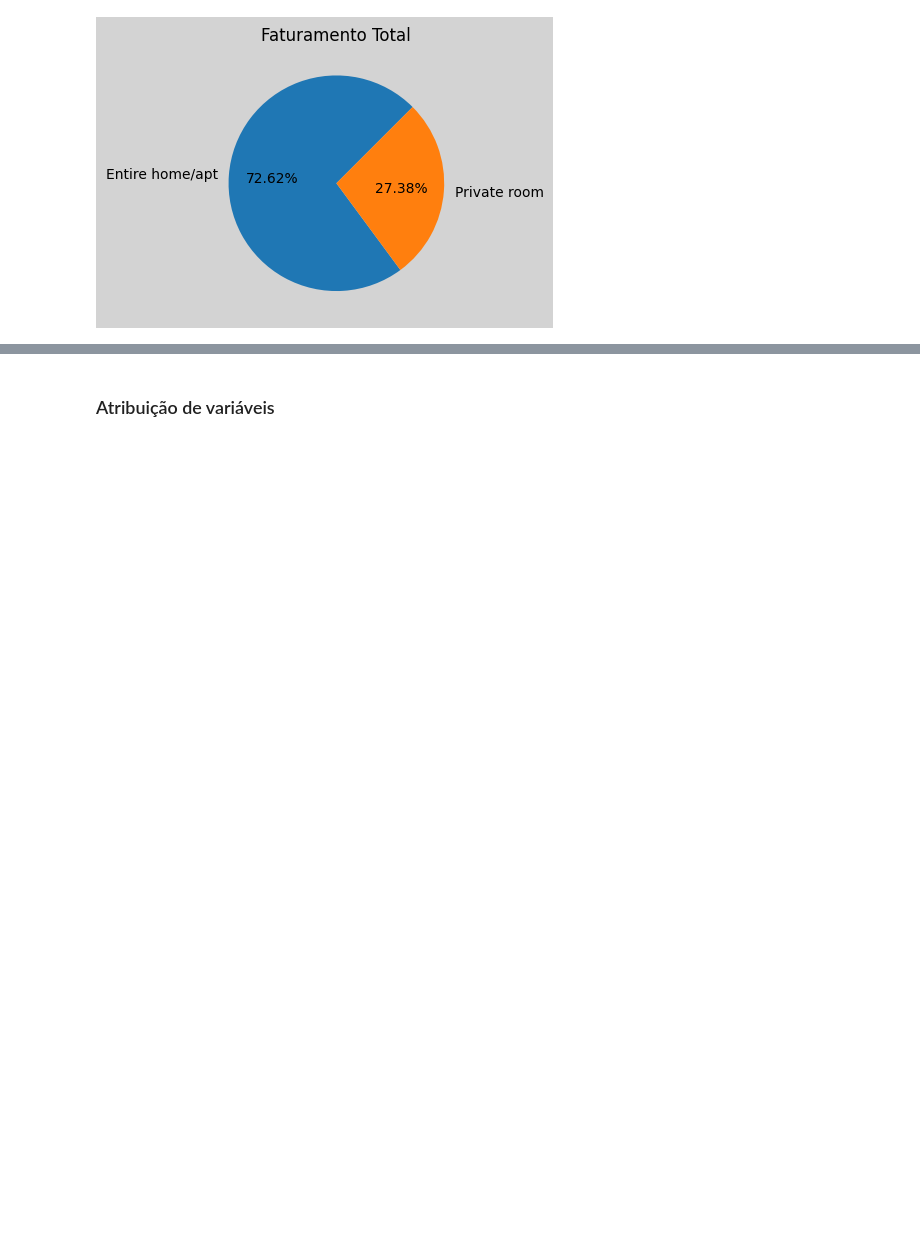
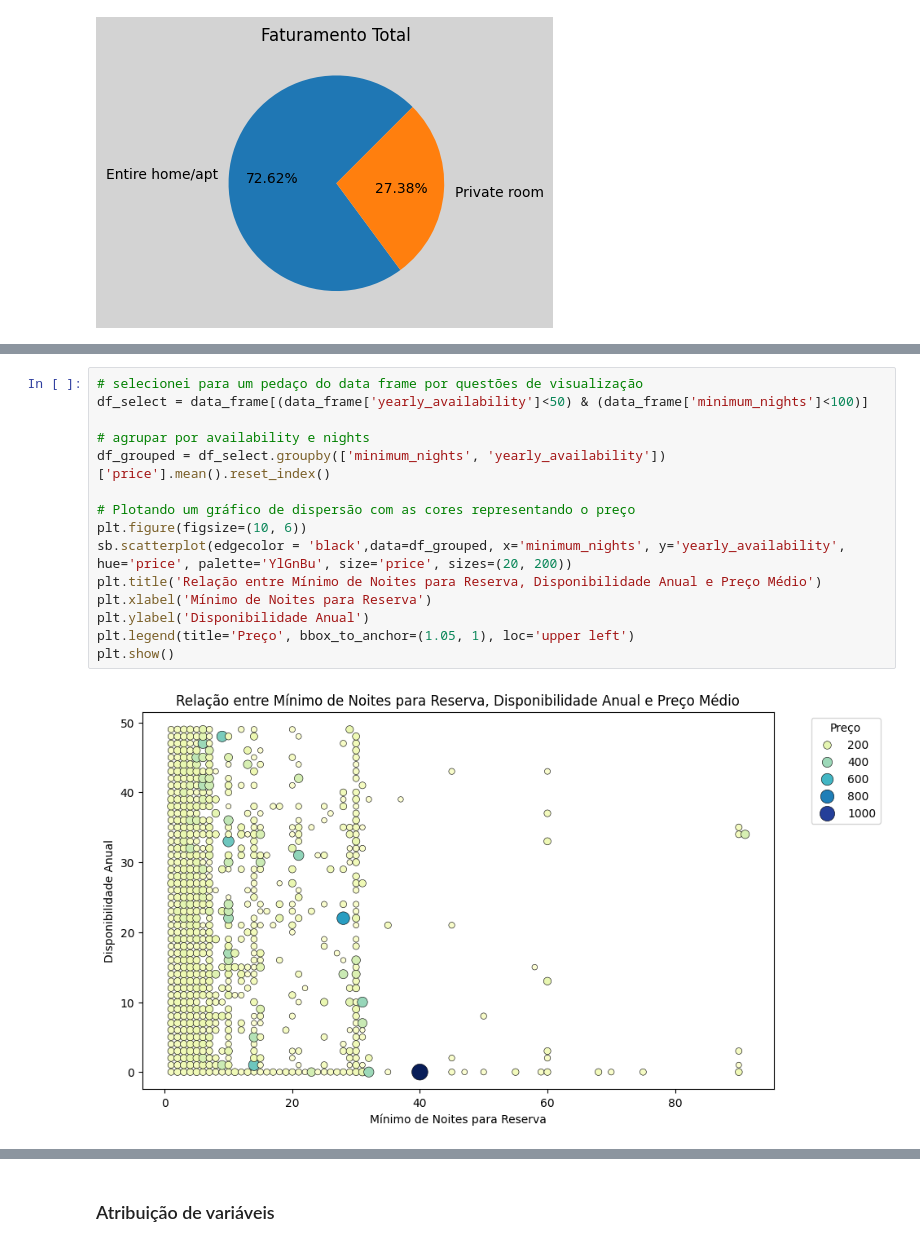
Before and after one commit to gustavobastos1998/New-York-Rent-Prediction, a Jupyter notebook: notebook/lighthouse-notebook-teste.ipynb, the cells around one changed output, grey strips where cells are left out. Saved outputs shown, nothing was run; the diff lists cells and outputs as text; blank space fills up the shorter version.

```diff
--- a/notebook/lighthouse-notebook-teste.ipynb
+++ b/notebook/lighthouse-notebook-teste.ipynb
@@ -616,0 +778,17 @@ plt.show()
+# %%
+# selecionei para um pedaço do data frame por questões de visualização
+df_select = data_frame[(data_frame['yearly_availability']<50) & (data_frame['minimum_nights']<100)]
+
+# agrupar por availability e nights
+df_grouped = df_select.groupby(['minimum_nights', 'yearly_availability'])['price'].mean().reset_index()
+
+# Plotando um gráfico de dispersão com as cores representando o preço
+plt.figure(figsize=(10, 6))
+sb.scatterplot(edgecolor = 'black',data=df_grouped, x='minimum_nights', y='yearly_availability', hue='price', palette='YlGnBu', size='price', sizes=(20, 200))
+plt.title('Relação entre Mínimo de Noites para Reserva, Disponibilidade Anual e Preço Médio')
+plt.xlabel('Mínimo de Noites para Reserva')
+plt.ylabel('Disponibilidade Anual')
+plt.legend(title='Preço', bbox_to_anchor=(1.05, 1), loc='upper left')
+plt.show()
+# %% [output]
+[figure, added]
```
Also changed, not shown: parts of 68 cells of this notebook.
